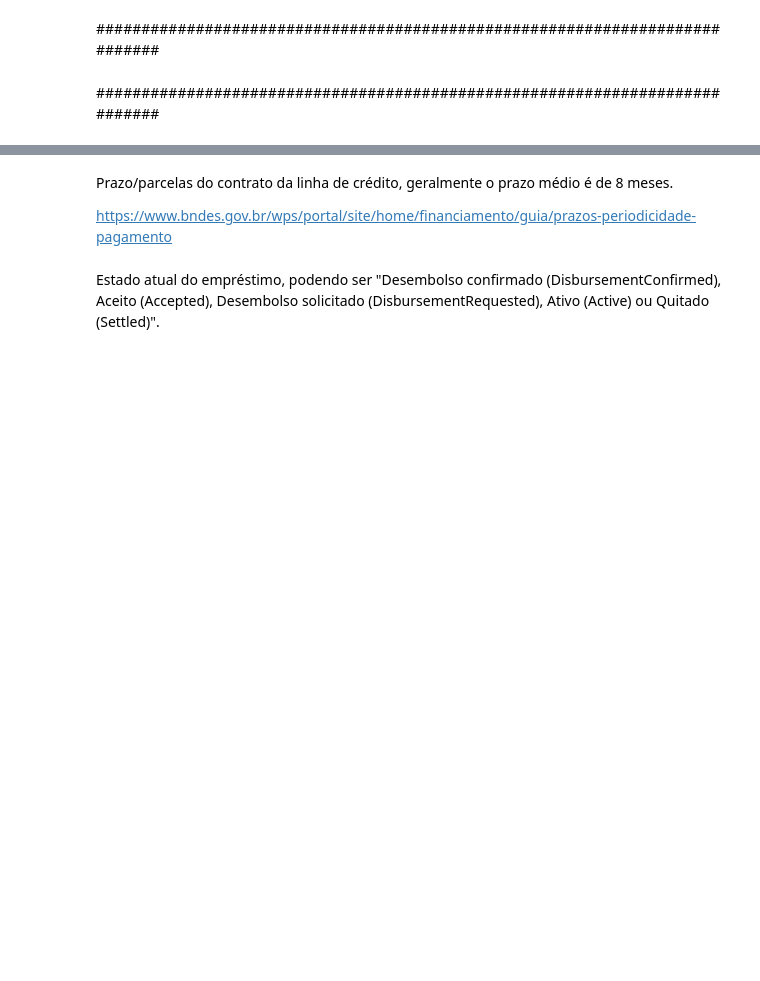
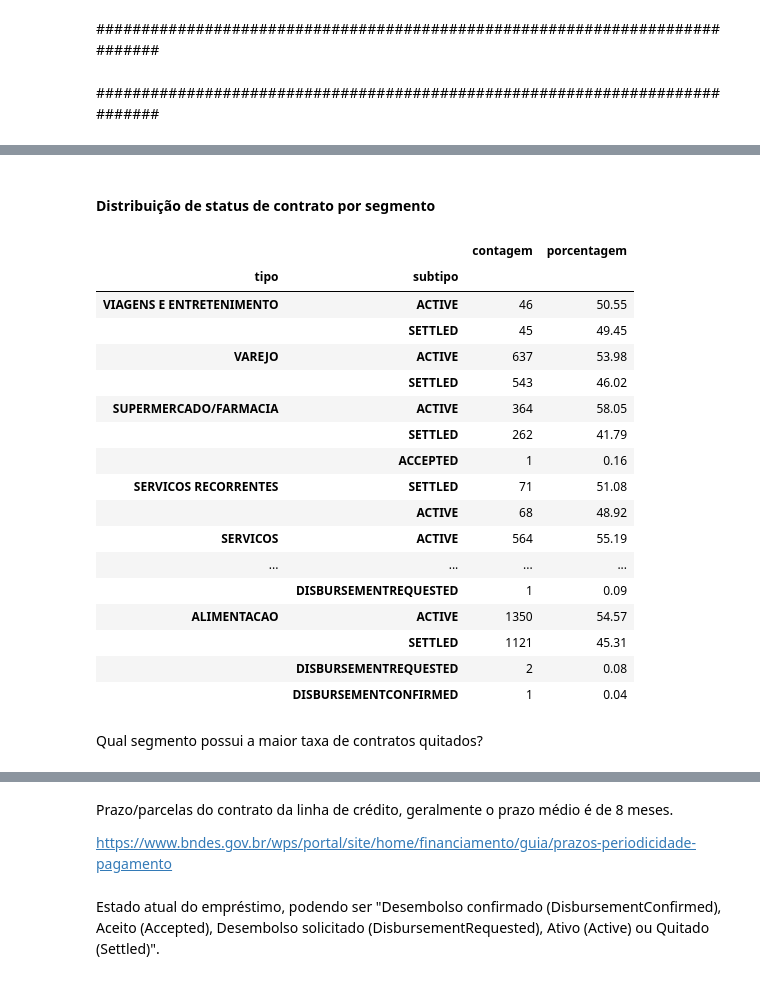
Before and after one commit to mayara-canaver/Stone-Challenge, a Jupyter notebook: docs/python/main.ipynb, the cells around one changed output, grey strips where cells are left out. Saved outputs shown, nothing was run; the diff lists cells and outputs as text; code cells hidden in the pictures; blank space fills up the shorter version.

```diff
--- a/docs/python/main.ipynb
+++ b/docs/python/main.ipynb
@@ -111,2 +74,3 @@ port_comunicados.groupby(by=["CONTRATO_ID"]).count()
 # %%
 contratos_pagos = port_geral.loc[port_geral['NR_DOCUMENTO'].isin(lst_nr_pago_sem_suspenso)]
+contratos_pagos['PERFIL_PAGADOR'] = 'BOM'
@@ -212,0 +130,36 @@ clientes_com_contratos_pago
+# %%
+def gera_df_porcentagem_simples(dataframe, tipo):
+    contagem = dataframe.drop_duplicates('NR_DOCUMENTO').groupby(tipo).size()
+    porcentagem = round(contagem / contagem.sum() * 100,2)
+
+    dataframe_resultado = pd.DataFrame()
+    dataframe_resultado['contagem'] = contagem
+    dataframe_resultado['porcentagem'] = porcentagem
+
+    return dataframe_resultado.sort_values('contagem', ascending=False)
+
+def gera_df_porcentagem_composto(dataframe, tipo, subtipo):
+    resultado = defaultdict(list)
+    agrupamento = dataframe.drop_duplicates('NR_DOCUMENTO').groupby([tipo, subtipo])
+    contagem_total_por_tipo = agrupamento.size()
+
+    for (tipo_aux, subtipo_aux), valor in agrupamento:
+        contagem = len(valor)
+        contagem_total = contagem_total_por_tipo.loc[tipo_aux].sum()
+        resultado['tipo'].append(tipo_aux)
+        resultado['subtipo'].append(subtipo_aux)
+        resultado['contagem'].append(contagem)
+        resultado['porcentagem'].append(round(contagem / contagem_total * 100,2))
+
+    return pd.DataFrame(resultado).set_index(['tipo', 'subtipo']).sort_values(by=['tipo','contagem'], ascending=False)
+
+def gera_df_porcentagem(dataframe, tipo, subtipo = None):
+    resultado = gera_df_porcentagem_composto(dataframe, tipo, subtipo) if subtipo is not None else gera_df_porcentagem_simples(dataframe, tipo)
+
+    return resultado
+
+def gera_df_porcentagem_por_perfil_pagador(todos_perfis_pagadores_dataframe, tipo):
+    return gera_df_porcentagem_composto(dataframe=todos_perfis_pagadores_dataframe, tipo=tipo, subtipo='PERFIL_PAGADOR')
+
+def extrair_subtipo_ordenado(dataframe, subtipo):
+    return dataframe.query(f'subtipo == "{subtipo}"').sort_values(by='porcentagem', ascending=False)
@@ -212,0 +204,26 @@ clientes_com_contratos_pago
+# %% [markdown]
+#### Distribuição de status de contrato por segmento
+# %%
+bom_pagador_segmento_status = gera_df_porcentagem(clientes_com_contratos_pago, 'SEGMENTO', 'STATUS_CONTRATO')
+bom_pagador_segmento_status
+# %% [output]
+|  |  | contagem | porcentagem |
+| tipo | subtipo |  |  |
+| VIAGENS E ENTRETENIMENTO | ACTIVE | 46 | 50.55 |
+|  | SETTLED | 45 | 49.45 |
+| VAREJO | ACTIVE | 637 | 53.98 |
+|  | SETTLED | 543 | 46.02 |
+| SUPERMERCADO/FARMACIA | ACTIVE | 364 | 58.05 |
+|  | SETTLED | 262 | 41.79 |
+|  | ACCEPTED | 1 | 0.16 |
+| SERVICOS RECORRENTES | SETTLED | 71 | 51.08 |
+|  | ACTIVE | 68 | 48.92 |
+| SERVICOS | ACTIVE | 564 | 55.19 |
+| ... | ... | ... | ... |
+|  | DISBURSEMENTREQUESTED | 1 | 0.09 |
+| ALIMENTACAO | ACTIVE | 1350 | 54.57 |
+|  | SETTLED | 1121 | 45.31 |
+|  | DISBURSEMENTREQUESTED | 2 | 0.08 |
+|  | DISBURSEMENTCONFIRMED | 1 | 0.04 |
+# %% [markdown]
+Qual segmento possui a maior taxa de contratos quitados?
```
Also changed, not shown: parts of 123 cells of this notebook, 2 other files.
